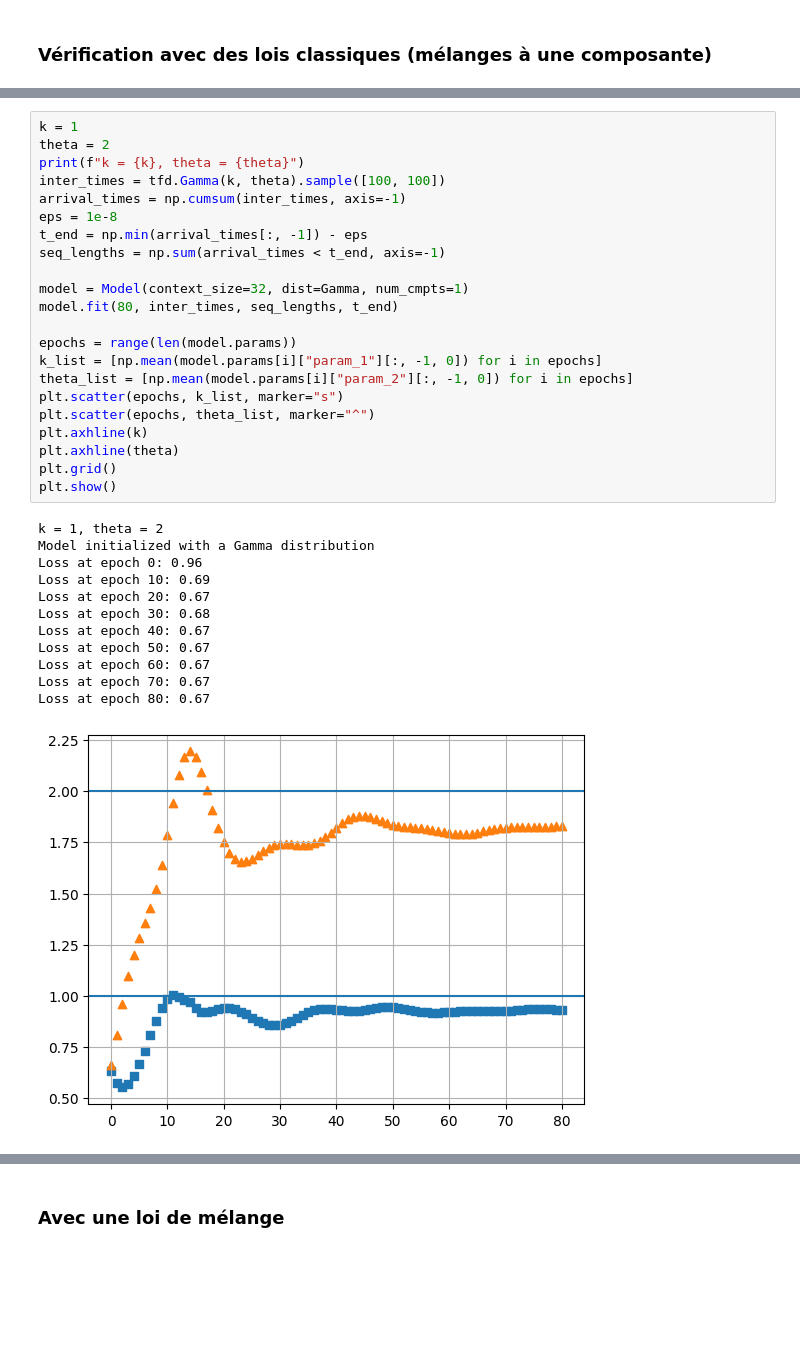
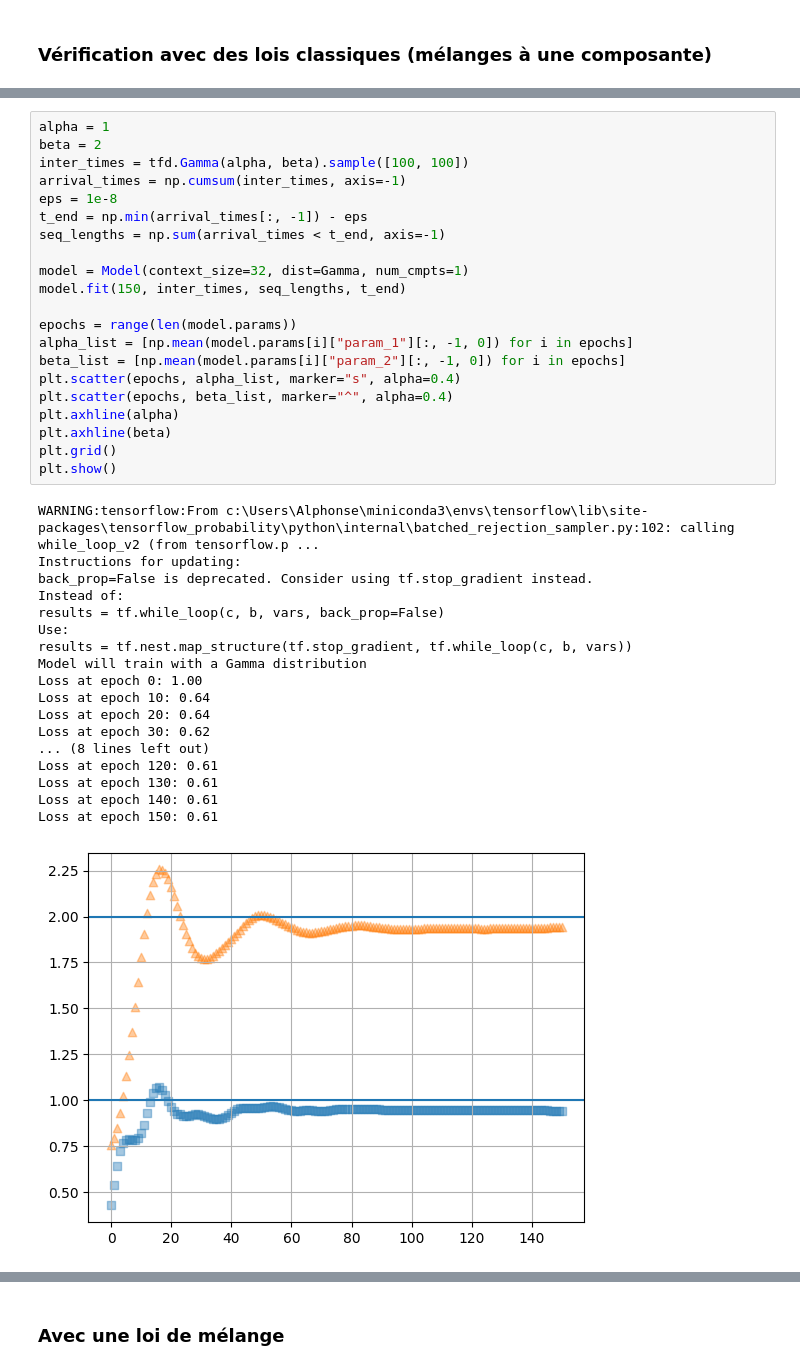
Before and after one commit to alphonse-paix/notebooks, a Jupyter notebook: recast_mixture.ipynb, the cells around one changed output, grey strips where cells are left out. Saved outputs shown, nothing was run; the diff lists cells and outputs as text; blank space fills up the shorter version.

```diff
--- a/recast_mixture.ipynb
+++ b/recast_mixture.ipynb
@@ -292,36 +308,41 @@ Loss at epoch 80: 0.57
 # %%
-k = 1
-theta = 2
-print(f"k = {k}, theta = {theta}")
-inter_times = tfd.Gamma(k, theta).sample([100, 100])
+alpha = 1
+beta = 2
+inter_times = tfd.Gamma(alpha, beta).sample([100, 100])
 arrival_times = np.cumsum(inter_times, axis=-1)
 eps = 1e-8
 t_end = np.min(arrival_times[:, -1]) - eps
 seq_lengths = np.sum(arrival_times < t_end, axis=-1)
 
 model = Model(context_size=32, dist=Gamma, num_cmpts=1)
-model.fit(80, inter_times, seq_lengths, t_end)
+model.fit(150, inter_times, seq_lengths, t_end)
 
 epochs = range(len(model.params))
-k_list = [np.mean(model.params[i]["param_1"][:, -1, 0]) for i in epochs]
-theta_list = [np.mean(model.params[i]["param_2"][:, -1, 0]) for i in epochs]
-plt.scatter(epochs, k_list, marker="s")
-plt.scatter(epochs, theta_list, marker="^")
-plt.axhline(k)
-plt.axhline(theta)
+alpha_list = [np.mean(model.params[i]["param_1"][:, -1, 0]) for i in epochs]
+beta_list = [np.mean(model.params[i]["param_2"][:, -1, 0]) for i in epochs]
+plt.scatter(epochs, alpha_list, marker="s", alpha=0.4)
+plt.scatter(epochs, beta_list, marker="^", alpha=0.4)
+plt.axhline(alpha)
+plt.axhline(beta)
 plt.grid()
 plt.show()
 # %% [output]
-k = 1, theta = 2
-Model initialized with a Gamma distribution
-Loss at epoch 0: 0.96
-Loss at epoch 10: 0.69
-Loss at epoch 20: 0.67
-Loss at epoch 30: 0.68
-Loss at epoch 40: 0.67
-Loss at epoch 50: 0.67
-Loss at epoch 60: 0.67
-Loss at epoch 70: 0.67
-Loss at epoch 80: 0.67
+WARNING:tensorflow:From c:\Users\Alphonse\miniconda3\envs\tensorflow\lib\site-packages\tensorflow_probability\python\internal\batched_rejection_sampler.py:102: calling while_loop_v2 (from tensorflow.p ...
+Instructions for updating:
+back_prop=False is deprecated. Consider using tf.stop_gradient instead.
+Instead of:
+results = tf.while_loop(c, b, vars, back_prop=False)
+Use:
+results = tf.nest.map_structure(tf.stop_gradient, tf.while_loop(c, b, vars))
+Model will train with a Gamma distribution
+Loss at epoch 0: 1.00
+Loss at epoch 10: 0.64
+Loss at epoch 20: 0.64
+Loss at epoch 30: 0.62
+... (8 lines left out)
+Loss at epoch 120: 0.61
+Loss at epoch 130: 0.61
+Loss at epoch 140: 0.61
+Loss at epoch 150: 0.61
-[figure, old version]
+[figure, new version]
 # %%
```
Also changed, not shown: parts of 34 cells of this notebook, 4 other files.
